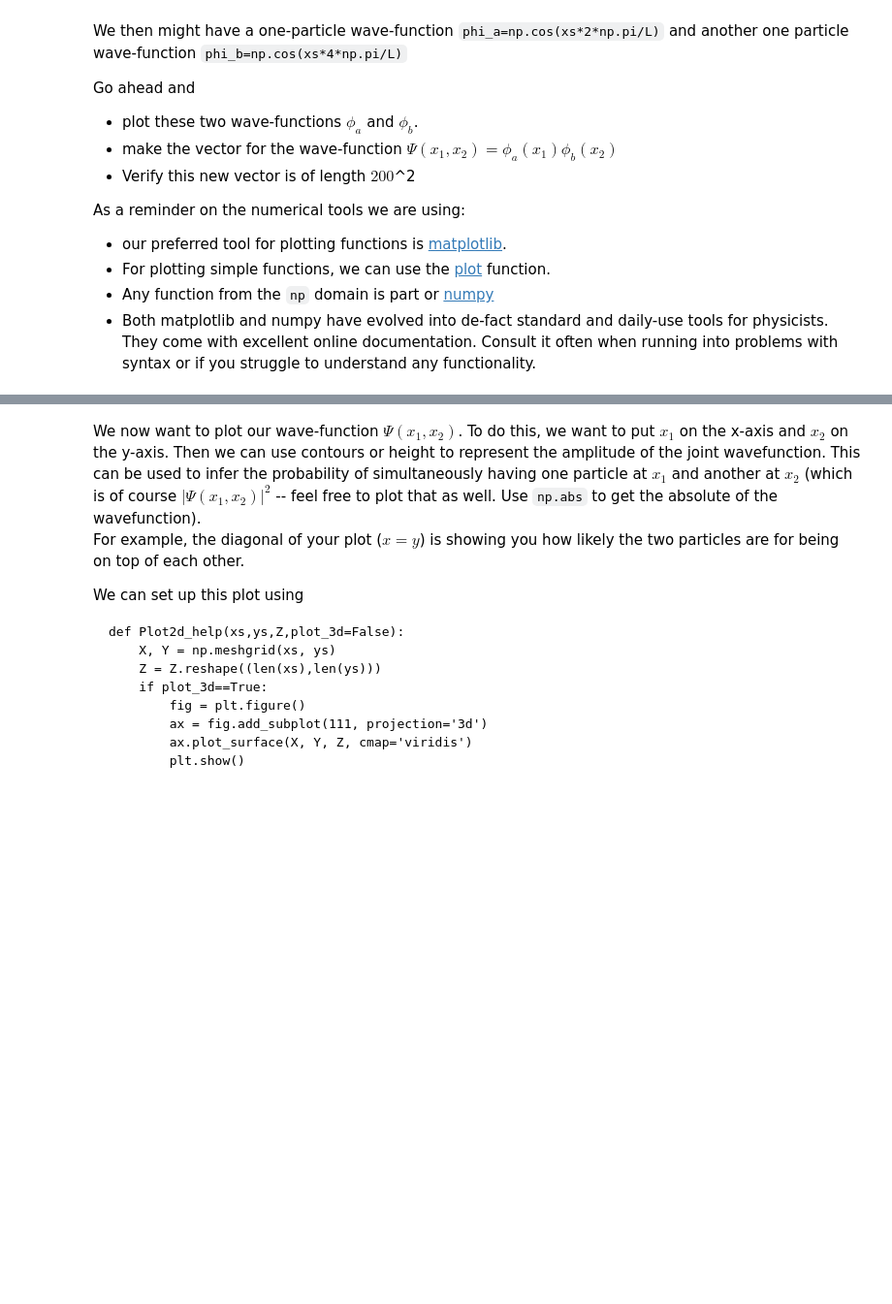
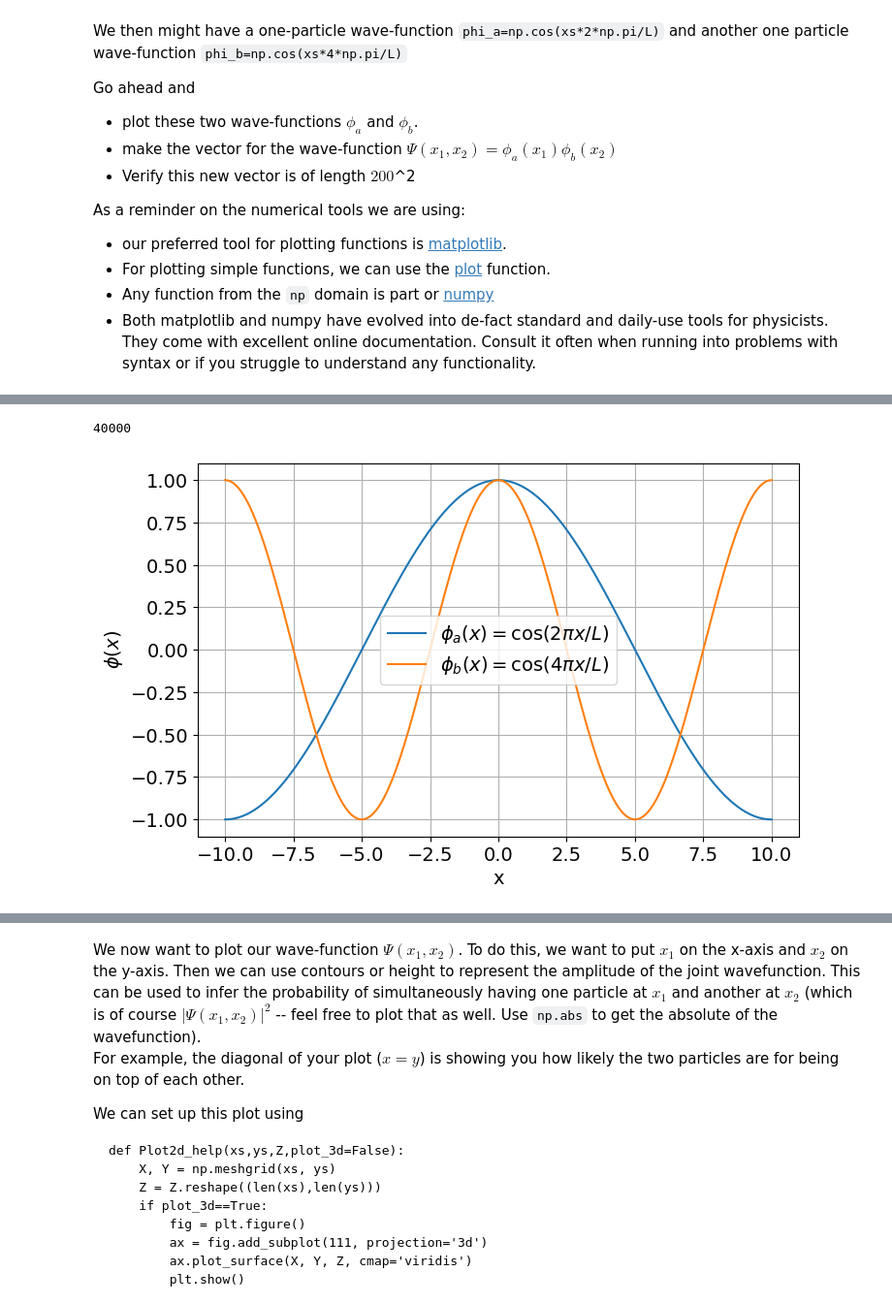
Before and after one commit to ziyanzeng/drone-firmware, a Jupyter notebook: quantum_mechanics/PerturbationTheory.ipynb, the cells around one changed output, grey strips where cells are left out. Shown at 97% size. Saved outputs shown, nothing was run; the diff lists cells and outputs as text; code cells hidden in the pictures; blank space fills up the shorter version.

```diff
--- a/quantum_mechanics/PerturbationTheory.ipynb
+++ b/quantum_mechanics/PerturbationTheory.ipynb
@@ -102,22 +100,26 @@ As a reminder on the numerical tools we are using:
 # %%
 
 L = 20
 xs = np.linspace(-L/2, L/2, 200)
 
 phi_a = np.cos(xs * 2 * np.pi / L)
 phi_b = np.cos(xs * 4 * np.pi / L)
 
+Psi = np.kron(phi_a, phi_b)
+print(len(Psi))
+
 plt.figure(figsize=(8, 5))
 plt.plot(xs, phi_a, label=r'$\phi_a(x) = \cos(2\pi x / L)$')
 plt.plot(xs, phi_b, label=r'$\phi_b(x) = \cos(4\pi x / L)$')
 plt.xlabel('x')
 plt.ylabel(r'$\phi(x)$')
 plt.legend()
-plt.title('One-Particle Wave-Functions')
+plt.title('')
 plt.grid(True)
 plt.show()
-
-Psi = np.kron(phi_a, phi_b)
+# %% [output]
+40000
+[figure, added]
 # %% [markdown]
 <div><img src="https://clark.physics.illinois.edu/246img/AnsEnd.svg" width=200 align=left alt="Answer (end)"></img><br></div>
 # %% [markdown]
```
Also changed, not shown: parts of 19 cells of this notebook.
